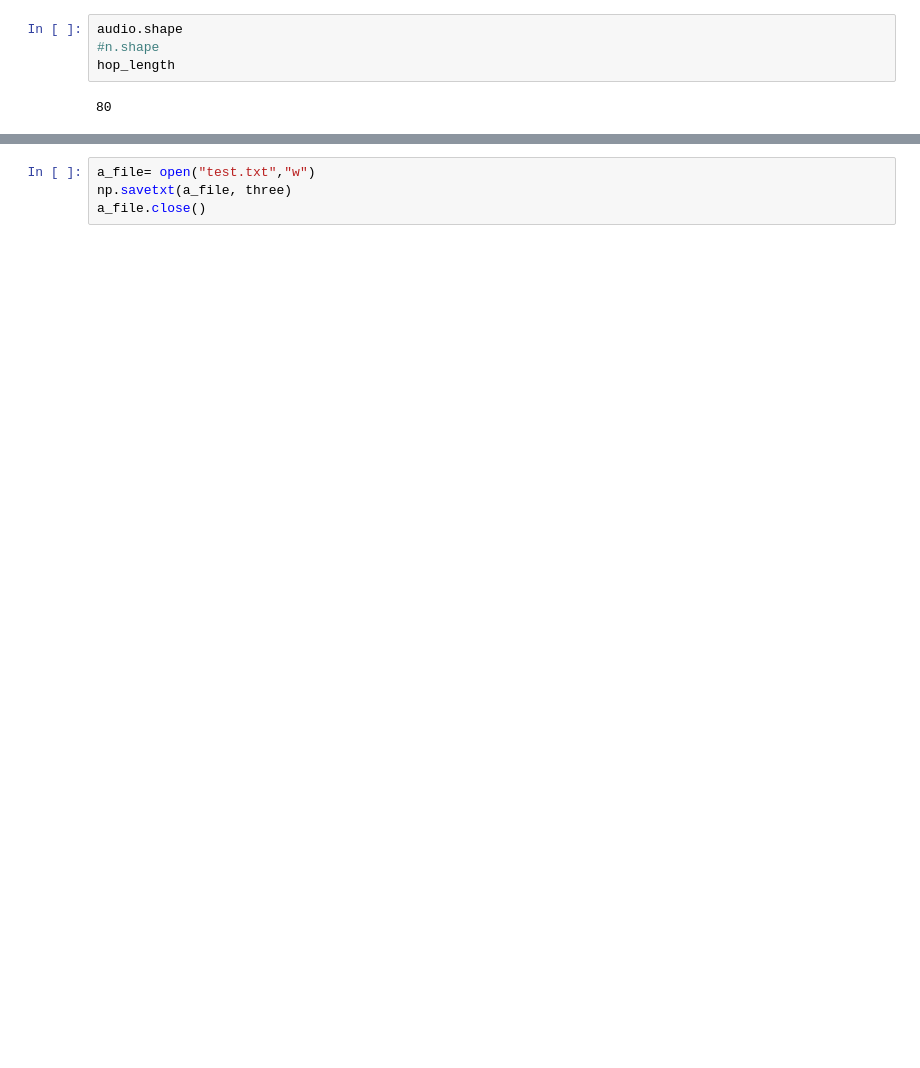
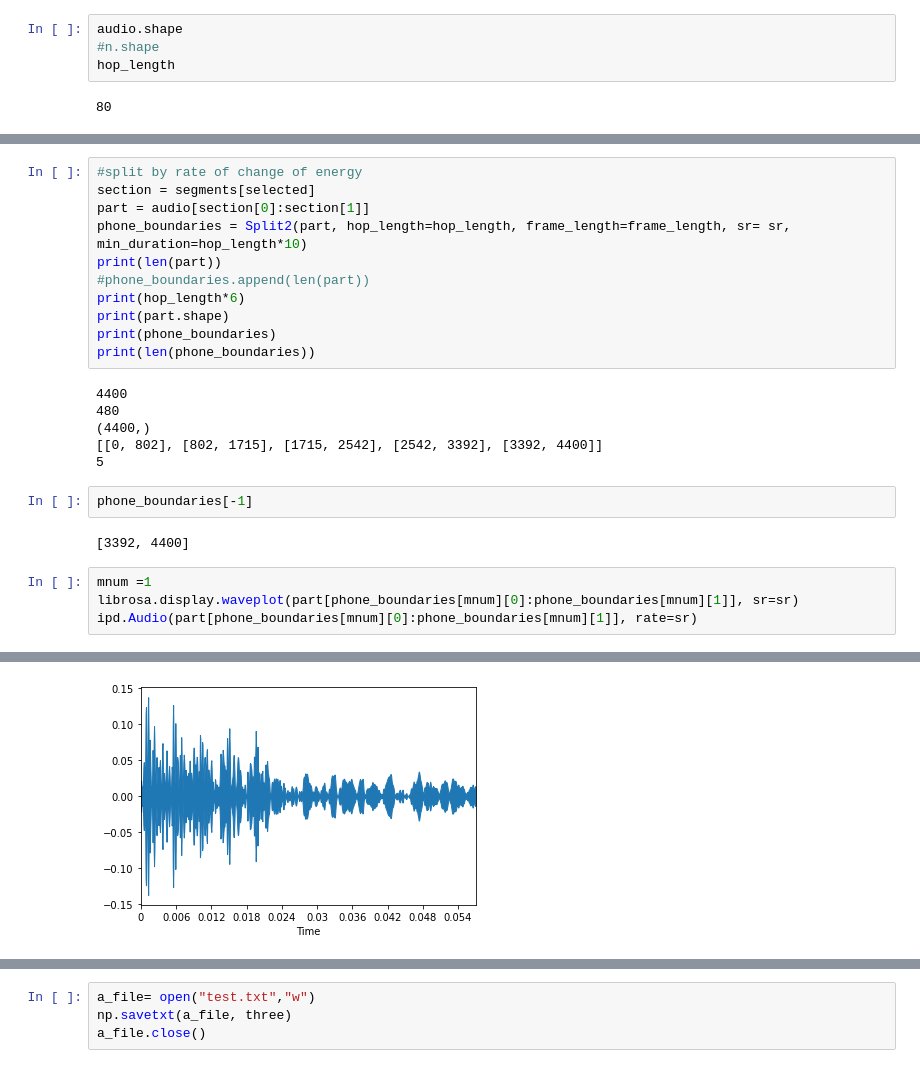
Before and after one commit to Majkil/Artefact, a Jupyter notebook: pg Split audio.ipynb, the cells around one changed output, grey strips where cells are left out. Saved outputs shown, nothing was run; the diff lists cells and outputs as text; blank space fills up the shorter version.

```diff
--- a/pg Split audio.ipynb
+++ b/pg Split audio.ipynb
@@ -345,0 +149,26 @@ librosa.effects.split(audio, top_db=,  frame_length=2048, hop_length=220)
+# %%
+#split by rate of change of energy
+section = segments[selected]
+part = audio[section[0]:section[1]]
+phone_boundaries = Split2(part, hop_length=hop_length, frame_length=frame_length, sr= sr, min_duration=hop_length*10)
+print(len(part))
+#phone_boundaries.append(len(part))
+print(hop_length*6)
+print(part.shape)
+print(phone_boundaries)
+print(len(phone_boundaries))
+# %% [output]
+4400
+480
+(4400,)
+[[0, 802], [802, 1715], [1715, 2542], [2542, 3392], [3392, 4400]]
+5
+# %%
+phone_boundaries[-1]
+# %% [output]
+[3392, 4400]
+# %%
+mnum =1
+librosa.display.waveplot(part[phone_boundaries[mnum][0]:phone_boundaries[mnum][1]], sr=sr)
+ipd.Audio(part[phone_boundaries[mnum][0]:phone_boundaries[mnum][1]], rate=sr)
+# %% [output]
@@ -345,0 +176 @@ librosa.effects.split(audio, top_db=,  frame_length=2048, hop_length=220)
+[figure, added]
```
Also changed, not shown: parts of 55 cells of this notebook, 2 other files.
